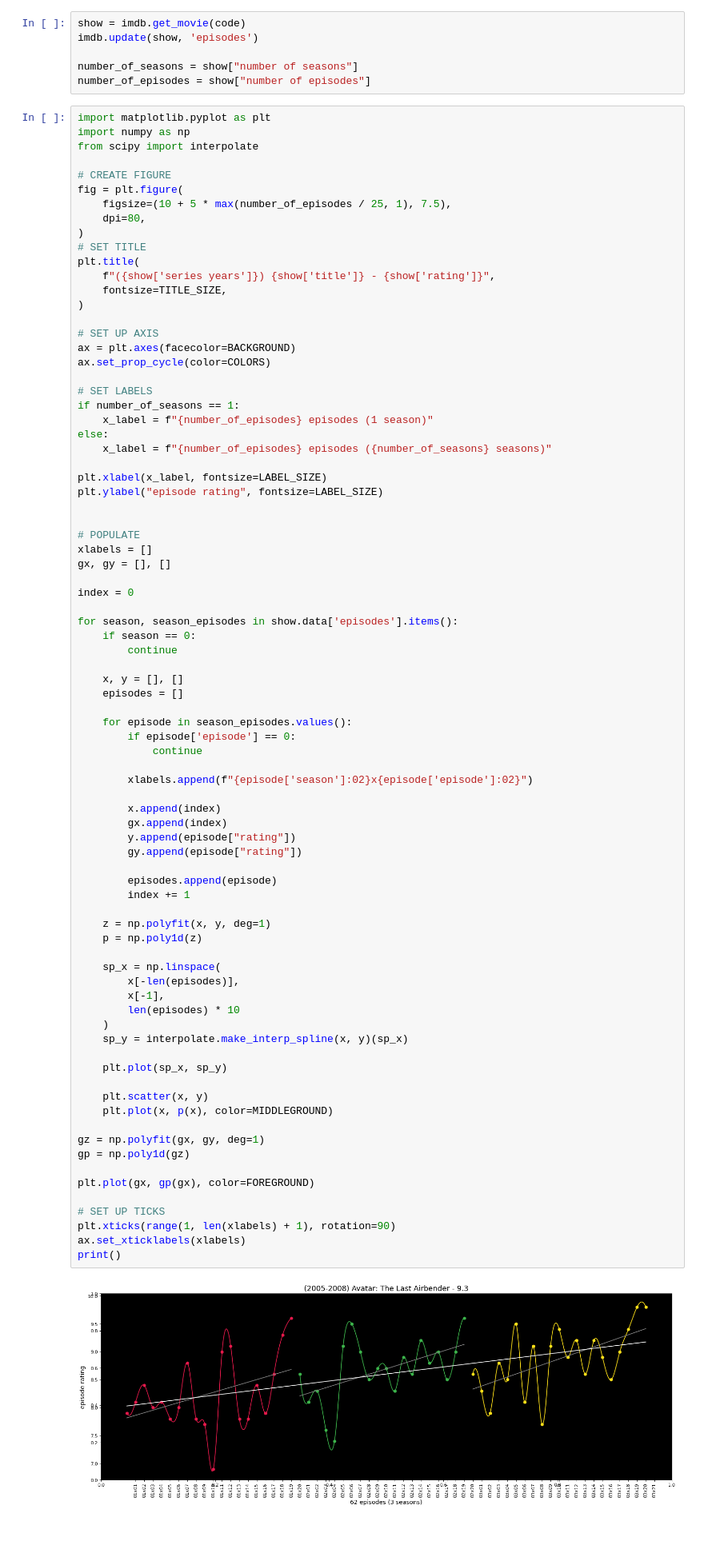
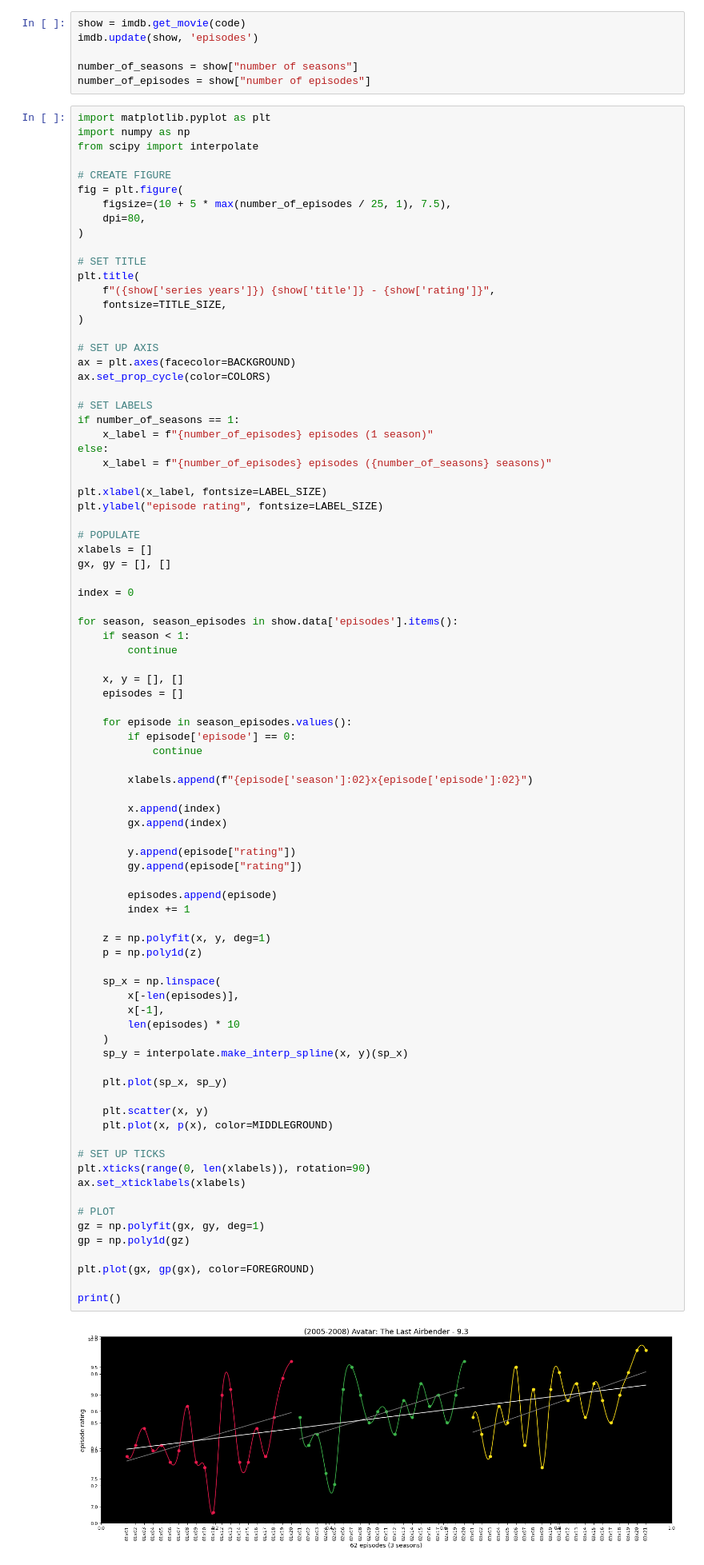
Before and after one commit to fedecalendino/binging-stonks, a Jupyter notebook: notebook.ipynb, the cells around one changed output. Shown: that part at 80% size. Saved outputs shown, nothing was run; the diff lists cells and outputs as text; blank space fills up the shorter version.

```diff
--- a/notebook.ipynb
+++ b/notebook.ipynb
@@ -52,6 +52,7 @@ fig = plt.figure(
     figsize=(10 + 5 * max(number_of_episodes / 25, 1), 7.5),
     dpi=80,
 )
+
 # SET TITLE
 plt.title(
     f"({show['series years']}) {show['title']} - {show['rating']}",
@@ -71,7 +72,6 @@ else:
 plt.xlabel(x_label, fontsize=LABEL_SIZE)
 plt.ylabel("episode rating", fontsize=LABEL_SIZE)
 
-
 # POPULATE
 xlabels = []
 gx, gy = [], []
@@ -79,7 +79,7 @@ gx, gy = [], []
 index = 0
 
 for season, season_episodes in show.data['episodes'].items():
-    if season == 0:
+    if season < 1:
         continue
 
     x, y = [], []
@@ -93,35 +93,38 @@ for season, season_episodes in show.data['episodes'].items():
 
         x.append(index)
         gx.append(index)
+
         y.append(episode["rating"])
         gy.append(episode["rating"])
 
         episodes.append(episode)
         index += 1
 
     z = np.polyfit(x, y, deg=1)
     p = np.poly1d(z)
 
     sp_x = np.linspace(
         x[-len(episodes)],
         x[-1],
         len(episodes) * 10
     )
     sp_y = interpolate.make_interp_spline(x, y)(sp_x)
 
     plt.plot(sp_x, sp_y)
 
     plt.scatter(x, y)
     plt.plot(x, p(x), color=MIDDLEGROUND)
 
+# SET UP TICKS
+plt.xticks(range(0, len(xlabels)), rotation=90)
+ax.set_xticklabels(xlabels)
+
+# PLOT
 gz = np.polyfit(gx, gy, deg=1)
 gp = np.poly1d(gz)
 
 plt.plot(gx, gp(gx), color=FOREGROUND)
 
-# SET UP TICKS
-plt.xticks(range(1, len(xlabels) + 1), rotation=90)
-ax.set_xticklabels(xlabels)
 print()
 # %% [output]
-[figure, old version]
+[figure, new version]
```
Also changed, not shown: 4 other files.
